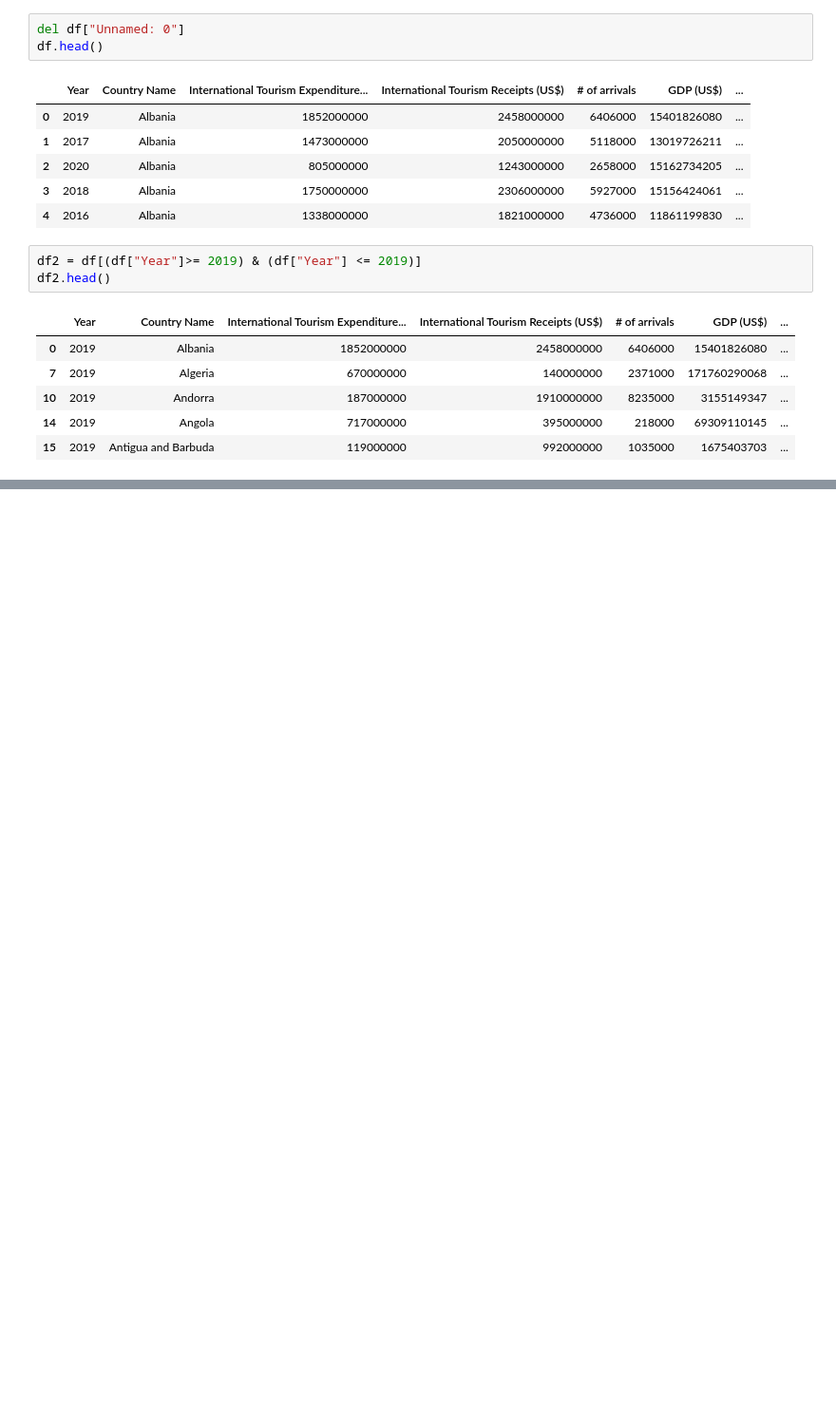
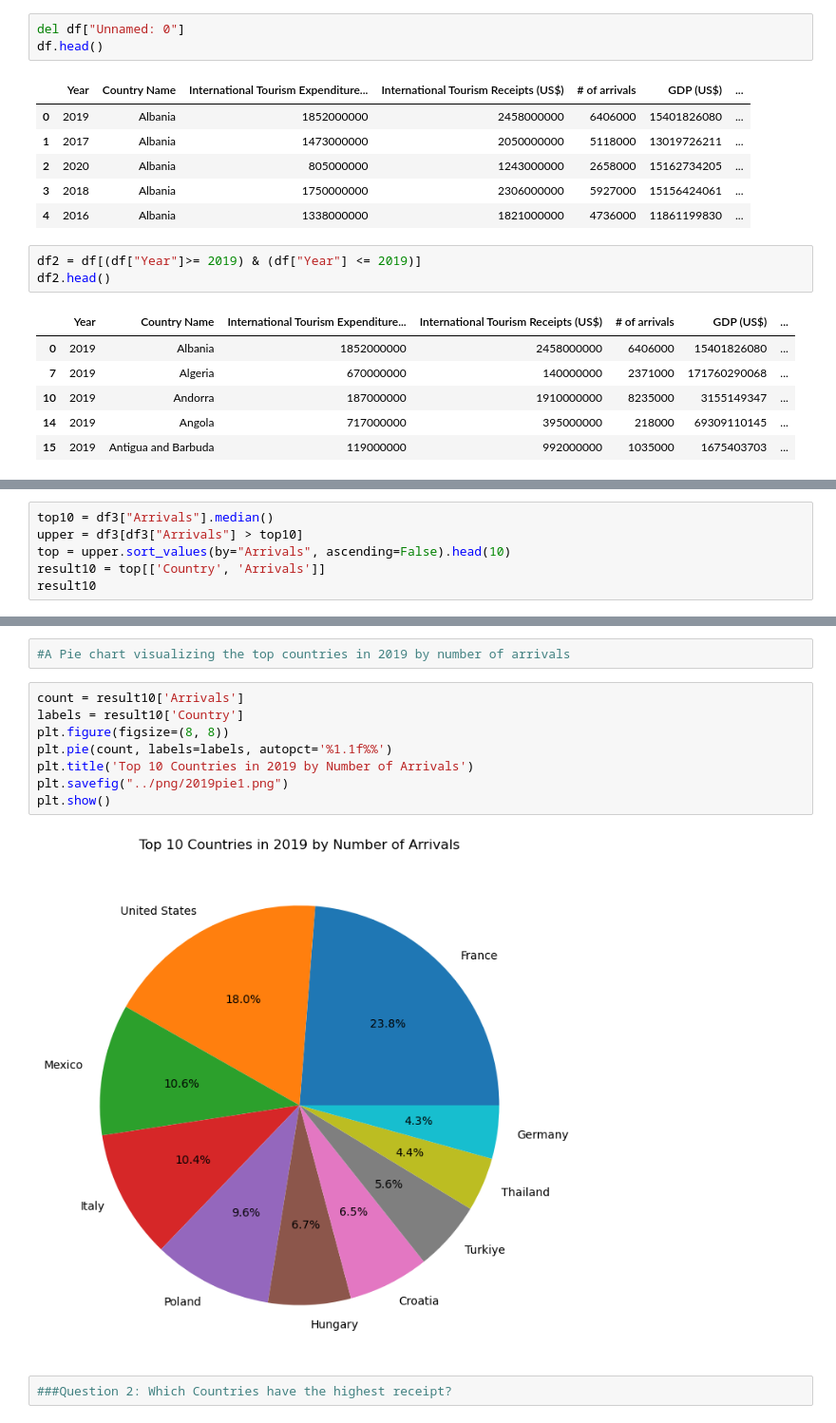
Before and after one commit to Cameron762/Project-1-11, a Jupyter notebook: Jupyter/2019.ipynb, the cells around one changed output, grey strips where cells are left out. Shown: that part at 95% size. Saved outputs shown, nothing was run; the diff lists cells and outputs as text; blank space fills up the shorter version.

```diff
--- a/Jupyter/2019.ipynb
+++ b/Jupyter/2019.ipynb
@@ -50,0 +100,6 @@ dtype: int64
+# %%
+top10 = df3["Arrivals"].median()
+upper = df3[df3["Arrivals"] > top10]
+top = upper.sort_values(by="Arrivals", ascending=False).head(10)
+result10 = top[['Country', 'Arrivals']]
+result10
@@ -50,0 +118,14 @@ dtype: int64
+# %%
+#A Pie chart visualizing the top countries in 2019 by number of arrivals
+# %%
+count = result10['Arrivals']
+labels = result10['Country']
+plt.figure(figsize=(8, 8))
+plt.pie(count, labels=labels, autopct='%1.1f%%')
+plt.title('Top 10 Countries in 2019 by Number of Arrivals')
+plt.savefig("../png/2019pie1.png")
+plt.show()
+# %% [output]
+[figure, added]
+# %%
+###Question 2: Which Countries have the highest receipt?
```
Also changed, not shown: parts of 23 cells of this notebook, 8 other files.
